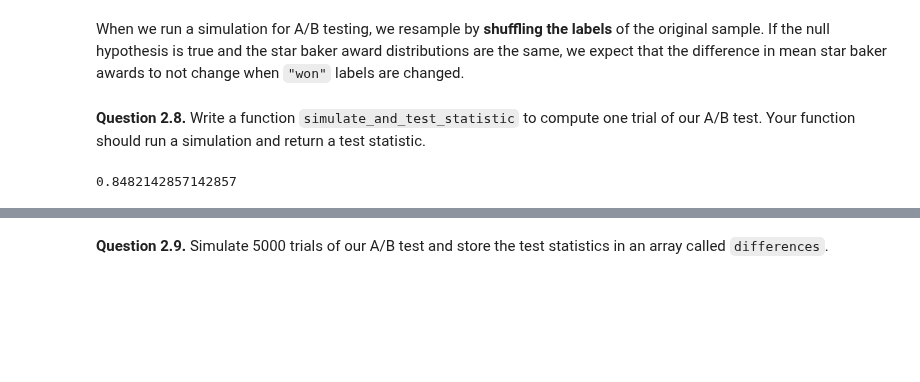
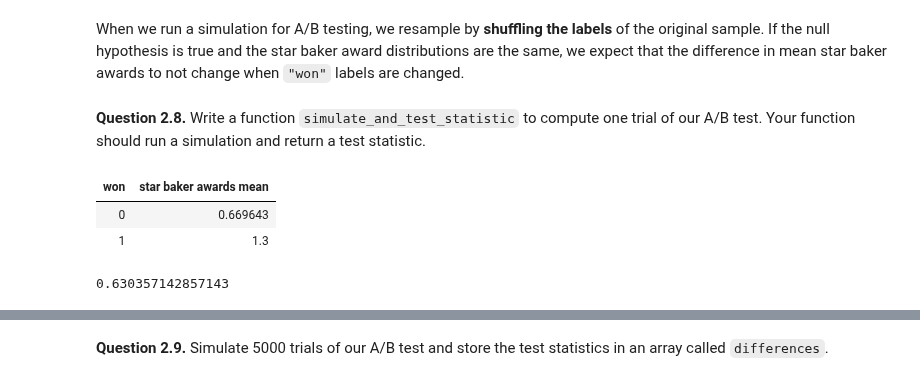
Before and after one commit to zeke5172-wq/Data-Analytics-class, a Jupyter notebook: lab07/lab07.ipynb, the cells around one changed output, grey strips where cells are left out. Cells and saved outputs as stored; diff of their text form; code cells hidden in the pictures; blank space fills up the shorter version.

```diff
--- a/lab07/lab07.ipynb
+++ b/lab07/lab07.ipynb
@@ -128,12 +131,15 @@ When we run a simulation for A/B testing, we resample by **shuffling the labels*
 # %%
 def simulate_and_test_statistic(tbl, labels_col, values_col):
   ret=tbl.sample(with_replacement=False)
-  combo=tbl.with_column("shuff",ret.column(1))
+  combo=tbl.with_column("won",ret.column(1))
   return find_test_stat(combo, labels_col, values_col)
 
 simulate_and_test_statistic(bakers, "won", "star baker awards")
 # %% [output]
+| won | star baker awards mean |
+| 0 | 0.669643 |
+| 1 | 1.3 |
-0.8482142857142857
+0.630357142857143
 # %%
 grader.check("q2_8")
 # %% [output]
```
Also changed, not shown: parts of 10 cells of this notebook, 4 other files.
